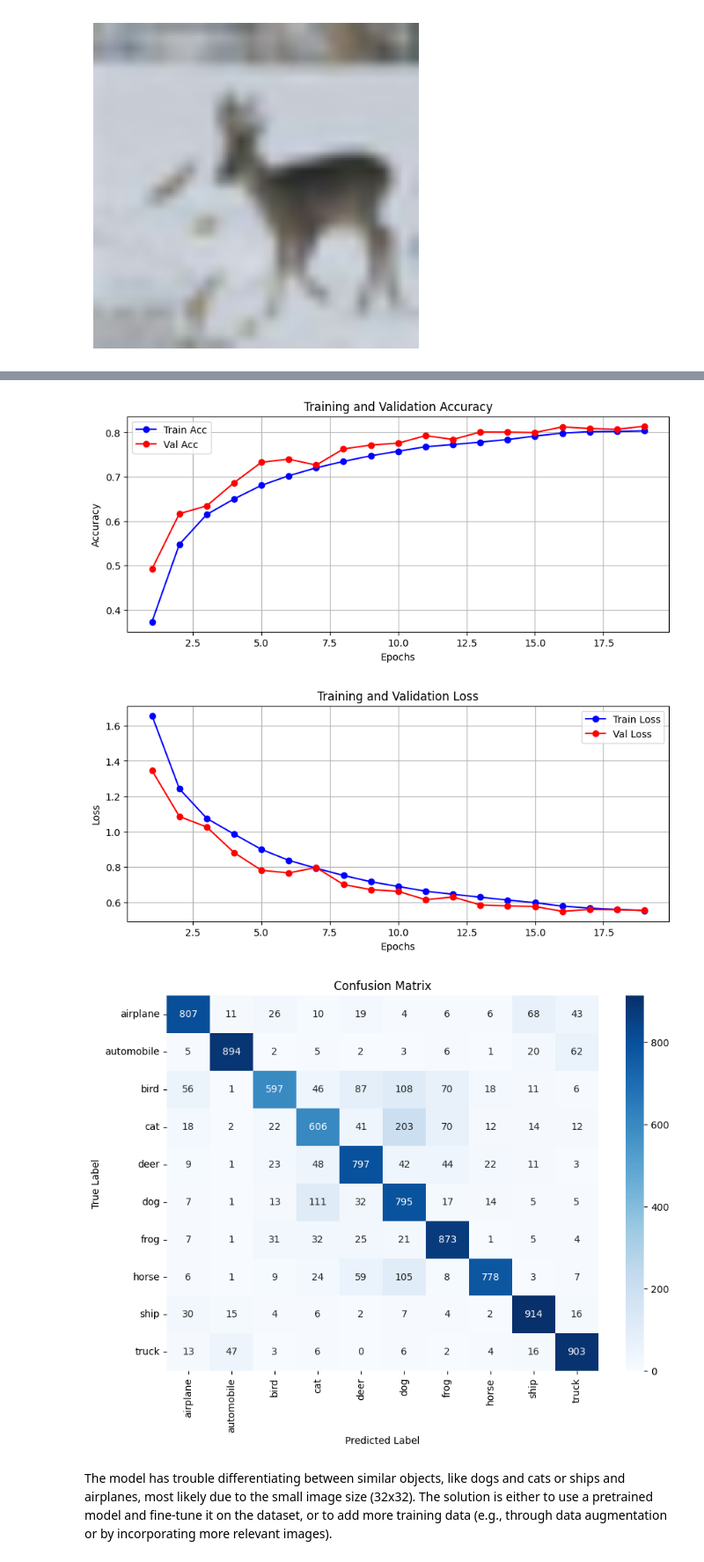
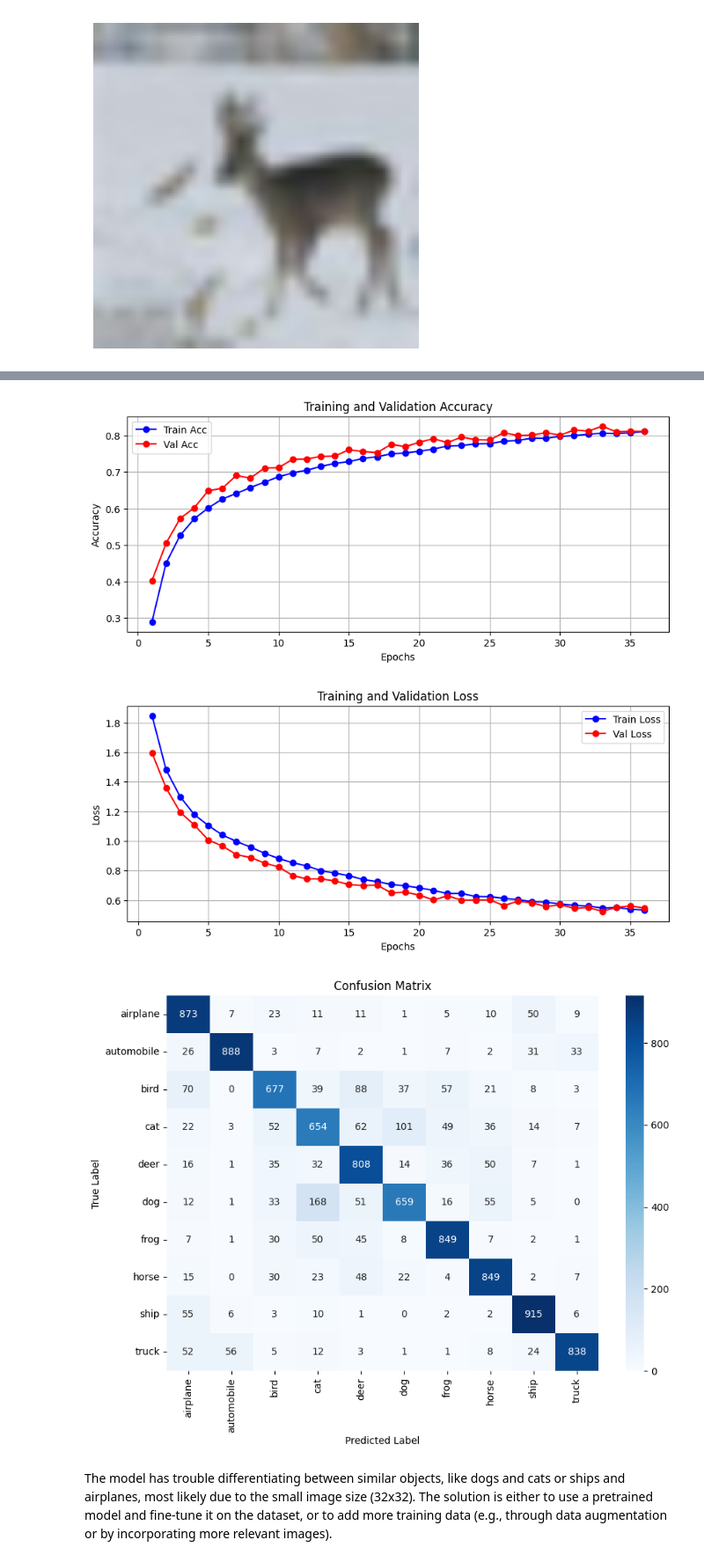
Before and after one commit to bilalzardoa/machine-learning, a Jupyter notebook: cifar.ipynb, the cells around one changed output, grey strips where cells are left out. Shown at 88% size. Cells and saved outputs as stored; diff of their text form; code cells hidden in the pictures.

```diff
--- a/cifar.ipynb
+++ b/cifar.ipynb
@@ -45,6 +42,7 @@ def get_model():
     model = keras.Sequential()
     model.add(keras.Input(shape=(32, 32, 3)))
 
+    model.add(keras.layers.Rescaling(1./255))
     # First block
     model.add(keras.layers.Conv2D(32, 3, padding='same', activation='relu'))
     model.add(keras.layers.Conv2D(32, 3, padding='same', activation='relu'))
@@ -108,5 +106,5 @@ early_stopping = keras.callbacks.EarlyStopping(
     restore_best_weights=True,
 )
 # %%
-history = model.fit(x_train_normalized, y_train, batch_size=64, epochs=50,validation_data=(x_val_normalized,y_val),callbacks=[early_stopping], verbose=2)
+history = model.fit(x_train, y_train, batch_size=128, epochs=100,validation_data=(x_val,y_val),callbacks=[early_stopping], verbose=2)
 # %% [output]
@@ -163,26 +161,26 @@ def plot_history_smooth(history):
 # plot_history(history)
 plot_history_smooth(history)
 # %% [output]
-[figure, old version]
+[figure, new version]
-[figure, old version]
+[figure, new version]
 # %%
 class_names = [
     'airplane', 'automobile', 'bird', 'cat', 'deer', 'dog',
     'frog', 'horse', 'ship', 'truck'
 ]
 
-y_preds = model(x_test_normalized)
+y_preds = model(x_test)
 y_preds = np.argmax(y_preds, axis=1)
 
 cm = confusion_matrix(y_test, y_preds)
 
 plt.figure(figsize=(10, 7))
 sns.heatmap(cm, annot=True, fmt="d", cmap="Blues", xticklabels=class_names, yticklabels=class_names)
 plt.title('Confusion Matrix')
 plt.xlabel('Predicted Label')
 plt.ylabel('True Label')
 plt.show()
 # %% [output]
-[figure, old version]
+[figure, new version]
 # %% [markdown]
 The model has trouble differentiating between similar objects, like dogs and cats or ships and airplanes, most likely due to the small image size (32x32). The solution is either to use a pretrained model and fine-tune it on the dataset, or to add more training data (e.g., through data augmentation or by incorporating more relevant images).
```
Also changed, not shown: parts of 5 cells of this notebook.
